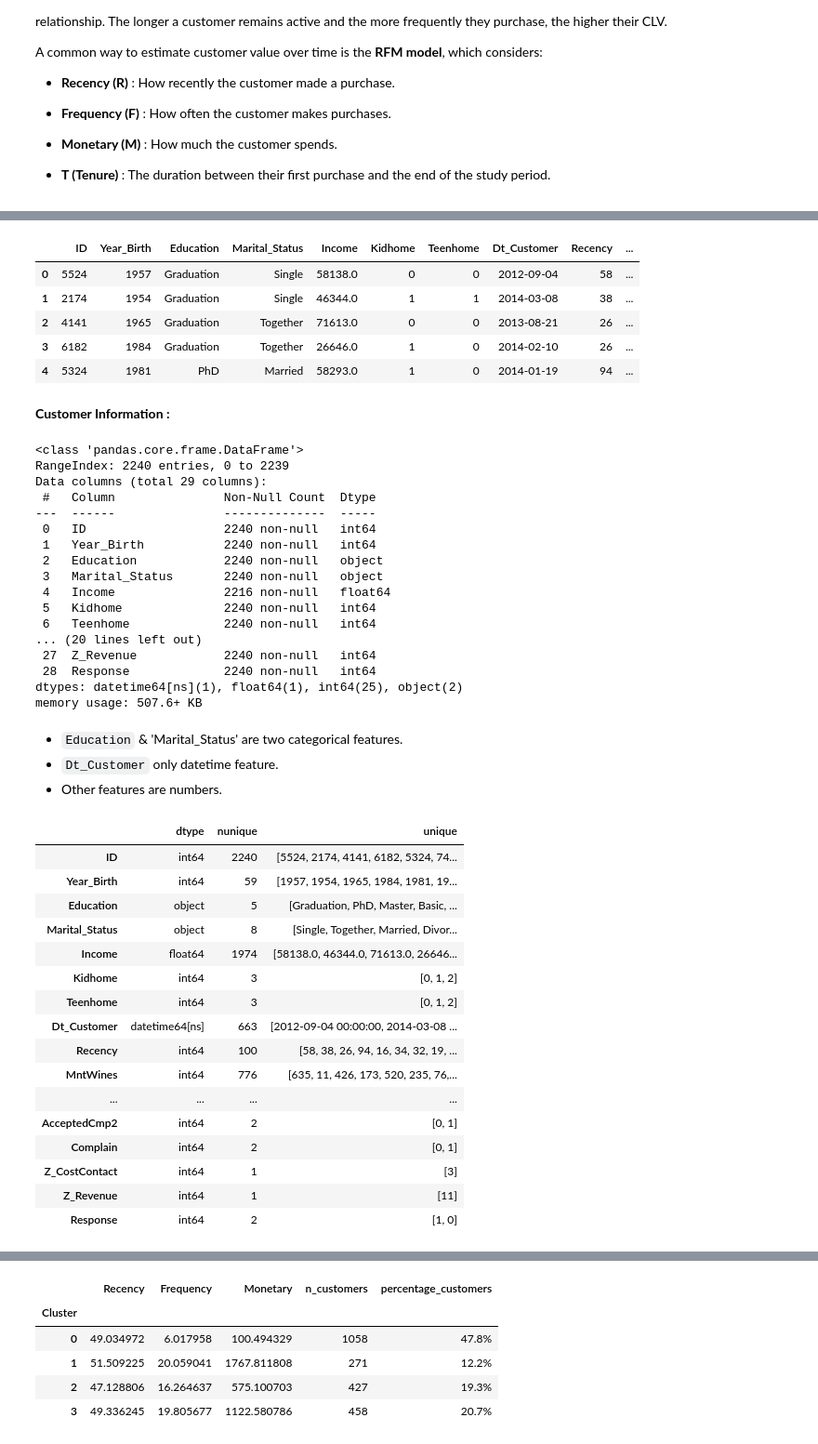
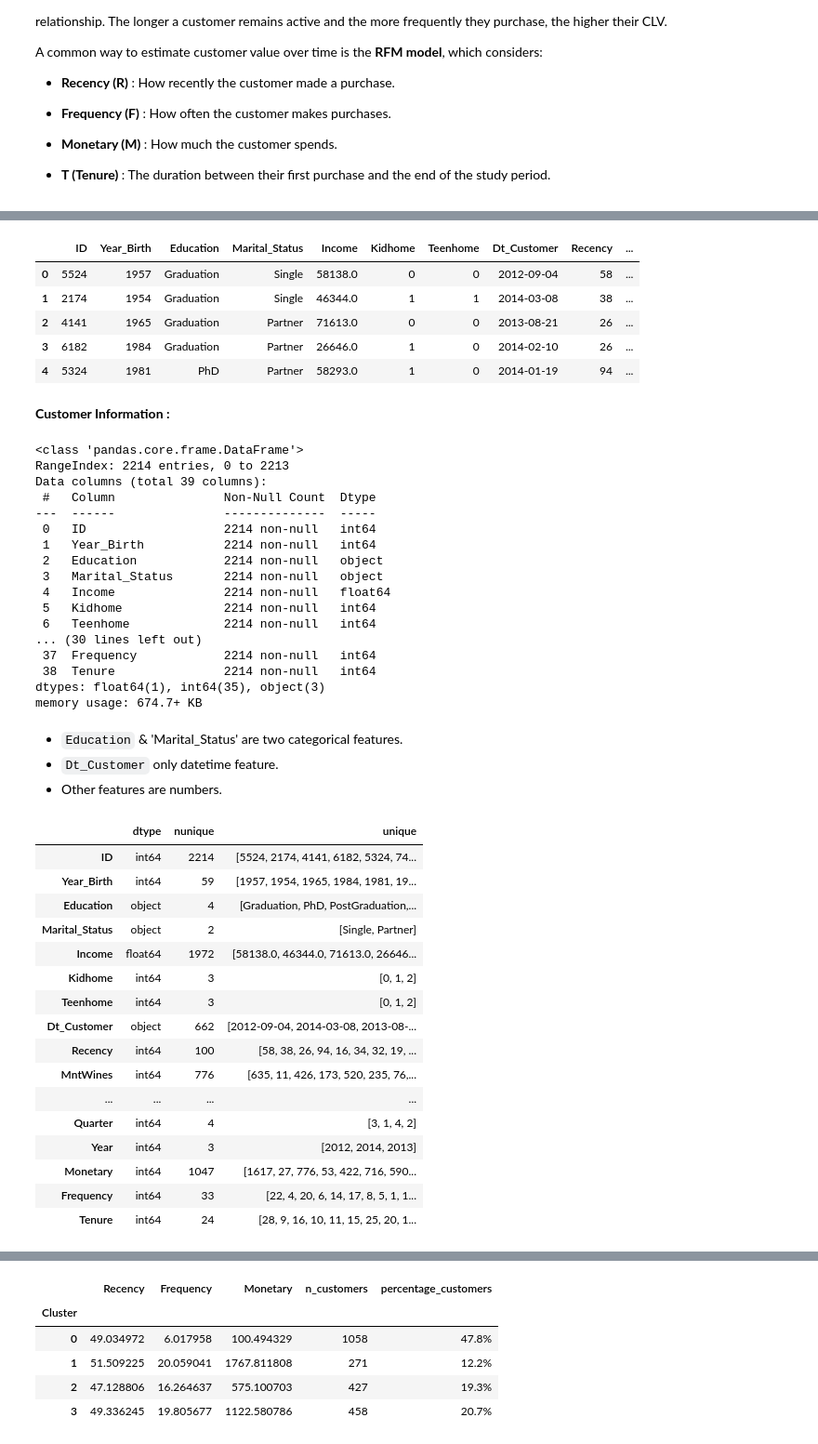
Before and after one commit to annugit1655/Customer-Behaviour-Analysis-with-CLTV, a Jupyter notebook: notebooks/02-RFM-Segmentation.ipynb, the cells around one changed output, grey strips where cells are left out. Shown at 93% size. Saved outputs shown, nothing was run; the diff lists cells and outputs as text; code cells hidden in the pictures.

```diff
--- a/notebooks/02-RFM-Segmentation.ipynb
+++ b/notebooks/02-RFM-Segmentation.ipynb
@@ -87,7 +44,7 @@ def display_md(string):
 # %%
 # Define paths to read files
 parent_path = Path.cwd().parent
-data_path = parent_path.joinpath('data', 'raw')
+data_path = parent_path.joinpath('data', 'processed')
 
 files = []
 for file in data_path.rglob('*.csv'):
@@ -98,18 +55,18 @@ for file in data_path.rglob('*.csv'):
 # %%
 display_md("**Loading Raw Dataset...**")
 try:
-    customer_org = pd.read_csv(files[0], sep='\t')
+    processed_df = pd.read_csv(files[0])
 
     # standardize the column names
-    customer_org.columns = customer_org.columns.str.strip().str.replace(" ", "_").str.replace(".", "_")
+    processed_df.columns = processed_df.columns.str.strip().str.replace(" ", "_").str.replace(".", "_")
 
     # take a copy of original dataframe
-    customer_data = customer_org.copy()
+    customer_df = processed_df.copy()
 
     # Conversion of 'Dt_Customer' into datetime
-    customer_data['Dt_Customer'] = pd.to_datetime(customer_data['Dt_Customer'], format='%d-%m-%Y')
-    display_md(f"**Dataset Shape : {customer_data.shape}**")
-    display_md(f"**Number of duplicate rows in dataset : {customer_data.duplicated().sum()}**")
+    #customer_data['Dt_Customer'] = pd.to_datetime(customer_data['Dt_Customer'], format='%d-%m-%Y', dayfirst=True)
+    display_md(f"**Dataset Shape : {customer_df.shape}**")
+    display_md(f"**Number of duplicate rows in dataset : {customer_df.duplicated().sum()}**")
 
 except Exception as e:
     print(f"Error raised while loading file : {e}")
@@ -119,35 +76,35 @@ except Exception as e:
 **Number of duplicate rows in dataset : 0**
 # %%
-customer_data.head()
+customer_df.head()
 # %% [output]
 |  | ID | Year_Birth | Education | Marital_Status | Income | Kidhome | Teenhome | Dt_Customer | Recency | ... |
 | 0 | 5524 | 1957 | Graduation | Single | 58138.0 | 0 | 0 | 2012-09-04 | 58 | ... |
 | 1 | 2174 | 1954 | Graduation | Single | 46344.0 | 1 | 1 | 2014-03-08 | 38 | ... |
-| 2 | 4141 | 1965 | Graduation | Together | 71613.0 | 0 | 0 | 2013-08-21 | 26 | ... |
-| 3 | 6182 | 1984 | Graduation | Together | 26646.0 | 1 | 0 | 2014-02-10 | 26 | ... |
-| 4 | 5324 | 1981 | PhD | Married | 58293.0 | 1 | 0 | 2014-01-19 | 94 | ... |
+| 2 | 4141 | 1965 | Graduation | Partner | 71613.0 | 0 | 0 | 2013-08-21 | 26 | ... |
+| 3 | 6182 | 1984 | Graduation | Partner | 26646.0 | 1 | 0 | 2014-02-10 | 26 | ... |
+| 4 | 5324 | 1981 | PhD | Partner | 58293.0 | 1 | 0 | 2014-01-19 | 94 | ... |
 # %%
 display_md(f"**Customer Information :**")
-customer_data.info()
+customer_df.info()
 # %% [output]
 **Customer Information :**
 <class 'pandas.core.frame.DataFrame'>
-RangeIndex: 2240 entries, 0 to 2239
-Data columns (total 29 columns):
+RangeIndex: 2214 entries, 0 to 2213
+Data columns (total 39 columns):
  #   Column               Non-Null Count  Dtype
 ---  ------               --------------  -----
- 0   ID                   2240 non-null   int64
- 1   Year_Birth           2240 non-null   int64
- 2   Education            2240 non-null   object
- 3   Marital_Status       2240 non-null   object
- 4   Income               2216 non-null   float64
- 5   Kidhome              2240 non-null   int64
- 6   Teenhome             2240 non-null   int64
-... (20 lines left out)
- 27  Z_Revenue            2240 non-null   int64
- 28  Response             2240 non-null   int64
-dtypes: datetime64[ns](1), float64(1), int64(25), object(2)
-memory usage: 507.6+ KB
+ 0   ID                   2214 non-null   int64
+ 1   Year_Birth           2214 non-null   int64
+ 2   Education            2214 non-null   object
+ 3   Marital_Status       2214 non-null   object
+ 4   Income               2214 non-null   float64
+ 5   Kidhome              2214 non-null   int64
+ 6   Teenhome             2214 non-null   int64
+... (30 lines left out)
+ 37  Frequency            2214 non-null   int64
+ 38  Tenure               2214 non-null   int64
+dtypes: float64(1), int64(35), object(3)
+memory usage: 674.7+ KB
 # %% [markdown]
 - `Education` & 'Marital_Status' are two categorical features.
 - `Dt_Customer` only datetime feature.
@@ -155,28 +112,28 @@ memory usage: 507.6+ KB
 # %%
 ## Column Formatting & Consistency
 dtype_df = pd.DataFrame(
-    index=customer_data.columns, columns=['dtype', 'nunique', 'unique']
+    index=customer_df.columns, columns=['dtype', 'nunique', 'unique']
 )
-dtype_df['dtype'] = customer_data.dtypes
-dtype_df['nunique'] = customer_data.nunique()
-dtype_df['unique'] = [customer_data[col].unique() for col in dtype_df.index]
+dtype_df['dtype'] = customer_df.dtypes
+dtype_df['nunique'] = customer_df.nunique()
+dtype_df['unique'] = [customer_df[col].unique() for col in dtype_df.index]
 
 display(dtype_df)
 # %% [output]
 |  | dtype | nunique | unique |
-| ID | int64 | 2240 | [5524, 2174, 4141, 6182, 5324, 74... |
+| ID | int64 | 2214 | [5524, 2174, 4141, 6182, 5324, 74... |
 | Year_Birth | int64 | 59 | [1957, 1954, 1965, 1984, 1981, 19... |
-| Education | object | 5 | [Graduation, PhD, Master, Basic, ... |
-| Marital_Status | object | 8 | [Single, Together, Married, Divor... |
-| Income | float64 | 1974 | [58138.0, 46344.0, 71613.0, 26646... |
+| Education | object | 4 | [Graduation, PhD, PostGraduation,... |
+| Marital_Status | object | 2 | [Single, Partner] |
+| Income | float64 | 1972 | [58138.0, 46344.0, 71613.0, 26646... |
 | Kidhome | int64 | 3 | [0, 1, 2] |
 | Teenhome | int64 | 3 | [0, 1, 2] |
-| Dt_Customer | datetime64[ns] | 663 | [2012-09-04 00:00:00, 2014-03-08 ... |
+| Dt_Customer | object | 662 | [2012-09-04, 2014-03-08, 2013-08-... |
 | Recency | int64 | 100 | [58, 38, 26, 94, 16, 34, 32, 19, ... |
 | MntWines | int64 | 776 | [635, 11, 426, 173, 520, 235, 76,... |
 | ... | ... | ... | ... |
-| AcceptedCmp2 | int64 | 2 | [0, 1] |
-| Complain | int64 | 2 | [0, 1] |
-| Z_CostContact | int64 | 1 | [3] |
-| Z_Revenue | int64 | 1 | [11] |
-| Response | int64 | 2 | [1, 0] |
+| Quarter | int64 | 4 | [3, 1, 4, 2] |
+| Year | int64 | 3 | [2012, 2014, 2013] |
+| Monetary | int64 | 1047 | [1617, 27, 776, 53, 422, 716, 590... |
+| Frequency | int64 | 33 | [22, 4, 20, 6, 14, 17, 8, 5, 1, 1... |
+| Tenure | int64 | 24 | [28, 9, 16, 10, 11, 15, 25, 20, 1... |
```
Also changed, not shown: parts of 56 cells of this notebook.
